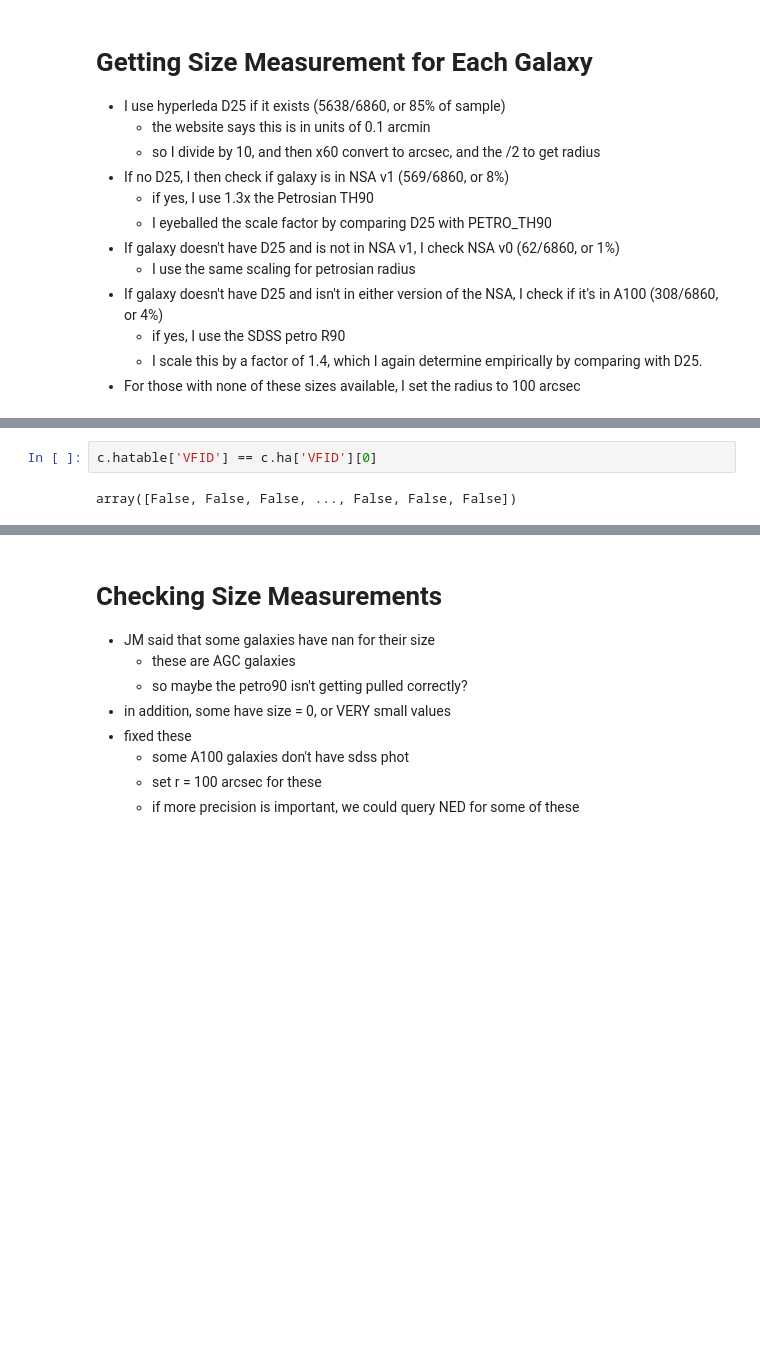
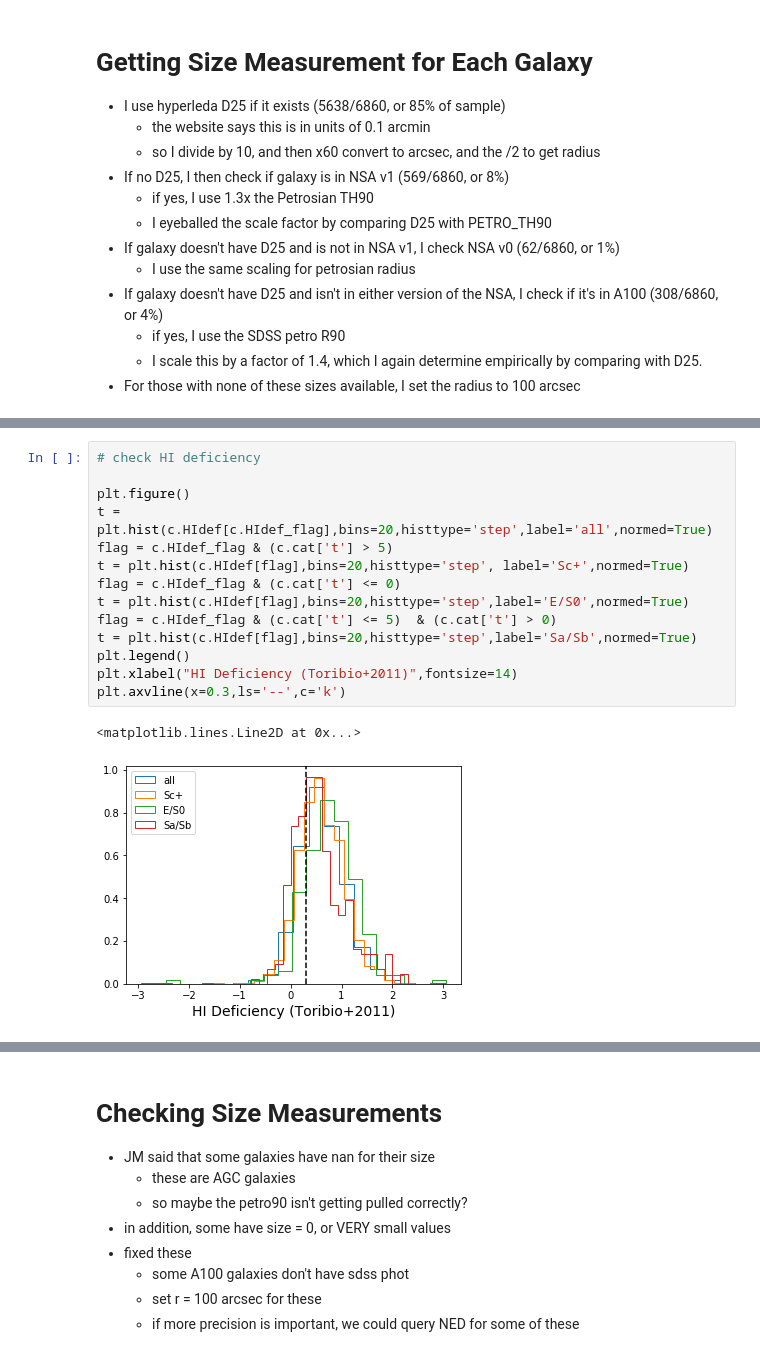
Before and after one commit to rfinn/Virgo, a Jupyter notebook: notebooks/making-subtables-of-cleaned-sample.ipynb, the cells around one changed output, grey strips where cells are left out. Cells and saved outputs as stored; diff of their text form; blank space fills up the shorter version.

```diff
--- a/notebooks/making-subtables-of-cleaned-sample.ipynb
+++ b/notebooks/making-subtables-of-cleaned-sample.ipynb
@@ -499,4 +475,17 @@ CO SOURCES
-# %%
-c.hatable['VFID'] == c.ha['VFID'][0]
-# %% [output]
-array([False, False, False, ..., False, False, False])
+# %%
+# check HI deficiency
+
+plt.figure()
+t = plt.hist(c.HIdef[c.HIdef_flag],bins=20,histtype='step',label='all',normed=True)
+flag = c.HIdef_flag & (c.cat['t'] > 5)
+t = plt.hist(c.HIdef[flag],bins=20,histtype='step', label='Sc+',normed=True)
+flag = c.HIdef_flag & (c.cat['t'] <= 0)
+t = plt.hist(c.HIdef[flag],bins=20,histtype='step',label='E/S0',normed=True)
+flag = c.HIdef_flag & (c.cat['t'] <= 5)  & (c.cat['t'] > 0)
+t = plt.hist(c.HIdef[flag],bins=20,histtype='step',label='Sa/Sb',normed=True)
+plt.legend()
+plt.xlabel("HI Deficiency (Toribio+2011)",fontsize=14)
+plt.axvline(x=0.3,ls='--',c='k')
+# %% [output]
+<matplotlib.lines.Line2D at 0x...>
+[figure, added]
```
Also changed, not shown: parts of 16 cells of this notebook, 2 other files.
